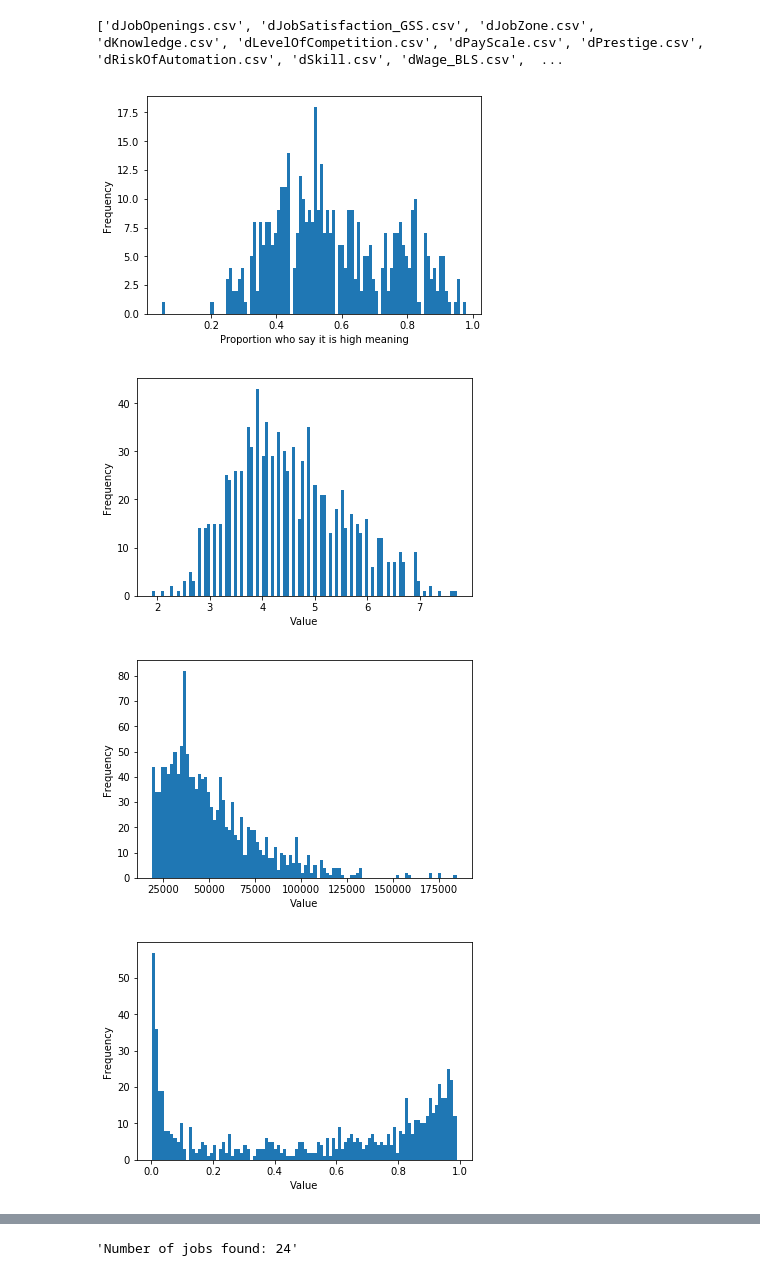
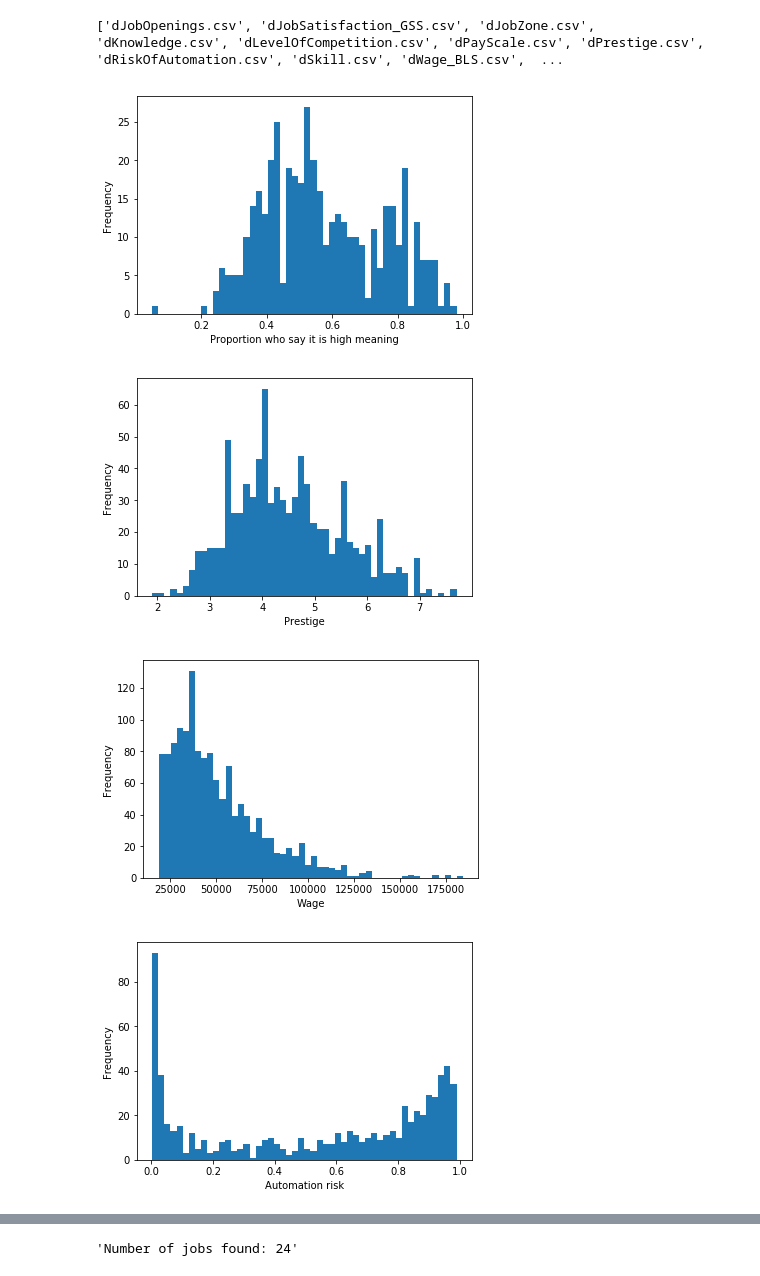
Before and after one commit to richardbatty/careers-data-analysis, a Jupyter notebook: Careers data analysis.ipynb, the cells around one changed output, grey strips where cells are left out. Drawn from its saved outputs; the diff is of its cells as text; code cells hidden in the pictures.

Commit message:
label graphs

```diff
--- a/Careers data analysis.ipynb
+++ b/Careers data analysis.ipynb
@@ -7,44 +7,44 @@ import matplotlib.pyplot as plt
 import pandas as pd
 
 payscale_df = pd.read_csv('data/01 - cleaned data/dPayScale.csv')
-plt.hist(payscale_df['High Meaning'], bins=100)
+plt.hist(payscale_df['High Meaning'], bins=50)
 plt.xlabel("Proportion who say it is high meaning")
 plt.ylabel("Frequency")
 plt.show()
 # %% [output]
-[figure, old version]
+[figure, new version]
 # %%
 prestige_df = pd.read_csv('data/01 - cleaned data/dPrestige.csv')
 prestige_df.rename(columns = {'Mean': 'Prestige'}, inplace=True)
 prestige_df['SOC code'] = prestige_df['SOC code'].map(lambda SOC_code: str(SOC_code) + '.00')
 prestige_df.sort_values(['Prestige'], ascending=False)
 
-plt.hist(prestige_df['Prestige'], bins=100)
-plt.xlabel("Value")
+plt.hist(prestige_df['Prestige'], bins=50)
+plt.xlabel("Prestige")
 plt.ylabel("Frequency")
 plt.show()
 # %% [output]
-[figure, old version]
+[figure, new version]
 # %%
 wage_df = pd.read_csv('data/01 - cleaned data/dWage_BLS.csv')
 wage_df['SOC code'] = wage_df['SOC code'].map(lambda SOC_code: str(SOC_code) + '.00')
 
-plt.hist(wage_df['Wage_BLS'], bins=100)
-plt.xlabel("Value")
+plt.hist(wage_df['Wage_BLS'], bins=50)
+plt.xlabel("Wage")
 plt.ylabel("Frequency")
 plt.show()
 # %% [output]
-[figure, old version]
+[figure, new version]
 # %%
 automation_risk_df = pd.read_csv('data/01 - cleaned data/dRiskOfAutomation.csv')
 automation_risk_df['SOC code'] = automation_risk_df['SOC code'].map(lambda SOC_code: str(SOC_code) + '.00')
 
-plt.hist(automation_risk_df['RiskOfAutomation'], bins=100)
-plt.xlabel("Value")
+plt.hist(automation_risk_df['RiskOfAutomation'], bins=50)
+plt.xlabel("Automation risk")
 plt.ylabel("Frequency")
 plt.show()
 # %% [output]
-[figure, old version]
+[figure, new version]
 # %%
 skills_df = pd.read_csv('data/04 - occupation scores inferred from skill/score_Occupation_infered from skills.csv')
 skills_df.rename(columns = {'SOC code (occupation label)': 'SOC code'}, inplace=True)
```
Also changed, not shown: parts of 2 cells of this notebook.
